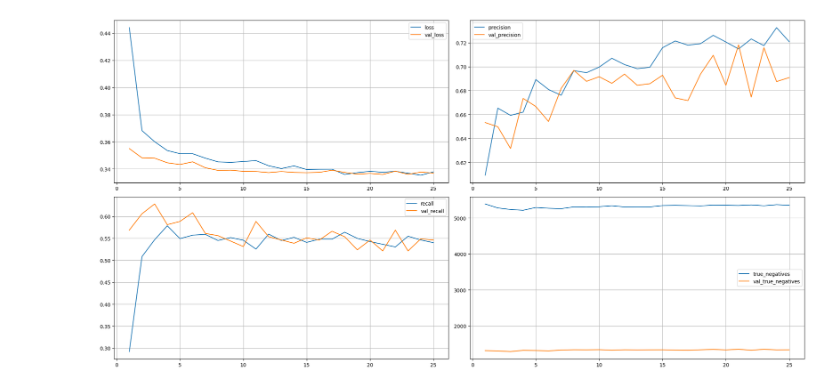
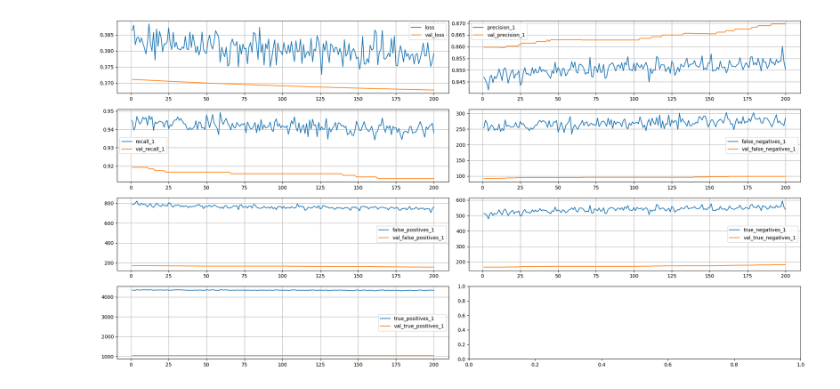
Before and after one commit to FerPapi/fineng-mba-usp, a Jupyter notebook: num_calc/nn/nn_compliant_classifier.ipynb, the cells around one changed output. Cells and saved outputs as stored; diff of their text form; code cells hidden in the pictures.

```diff
--- a/num_calc/nn/nn_compliant_classifier.ipynb
+++ b/num_calc/nn/nn_compliant_classifier.ipynb
@@ -39,10 +87,11 @@ Using 6531 samples for training and 1633 for validation
 # %%
-def dataframe_to_dataset(dataframe):
-    dataframe = dataframe.copy()
-    labels = dataframe.pop("defaulted")
-    ds = tf.data.Dataset.from_tensor_slices((dict(dataframe), labels))
-    ds = ds.shuffle(buffer_size=len(dataframe))
-    return ds
+train_features = train_dataset.copy()
+test_features = test_dataset.copy()
 
-train_ds = dataframe_to_dataset(train_df)
-val_ds = dataframe_to_dataset(validation_df)
+features = test_features.columns.drop(target)
+
+train_labels = train_features.pop(target)
+test_labels = test_features.pop(target)
+
+normalizer = tf.keras.layers.Normalization(axis=-1)
+normalizer.adapt(np.array(train_features))
@@ -101,0 +124,3 @@ inference_model = keras.Model(inputs=dict_inputs, outputs=predictions)
+# %%
+dnn_model = build_and_compile_model(normalizer)
+dnn_model.summary()
@@ -102,18 +145,21 @@ inference_model = keras.Model(inputs=dict_inputs, outputs=predictions)
 # %%
 %%time
 
-metrics_to_plot = ['loss', 'precision', 'recall', 'true_negatives']
+metrics_to_plot = ['loss', 'precision', 'recall', 'true_positives']
 
-callbacks_list = [PlotLearning(metrics_to_plot)]
+callbacks_list = [PlotLearning(metrics_to_plot),
+                  tf.keras.callbacks.EarlyStopping(monitor='val_loss',
+                                                   verbose=1,
+                                                   min_delta=1e-4,
+                                                   patience=25,
+                                                   restore_best_weights=True)]
 
-training_model.load_weights('initial_model.h5')
-
-training_history = training_model.fit(preprocessed_train_ds,
-                                      epochs=25,
-                                      validation_data=preprocessed_val_ds,
-                                      verbose=1,
-                                      shuffle=True,
-                                      # class_weight=class_weight,
-                                      callbacks=callbacks_list)
+# dnn_model.load_weights('initial_compliant_model.h5')
+history = dnn_model.fit(train_features,
+                        train_labels,
+                        validation_split=0.2,
+                        verbose=1,
+                        epochs=200,
+                        callbacks=callbacks_list)
 # %% [output]
-[figure, old version]
+[figure, new version]
```
Also changed, not shown: parts of 22 cells of this notebook, 8 other files.
